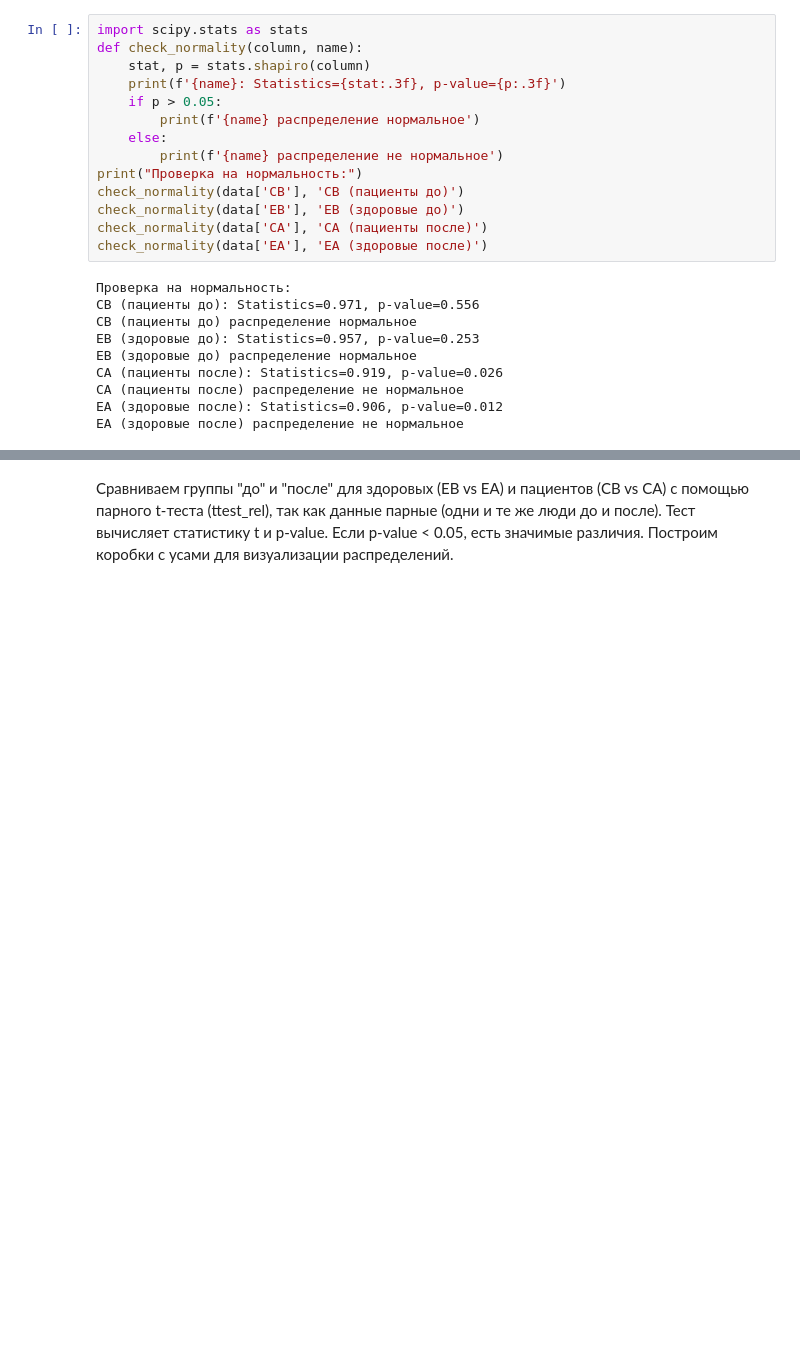
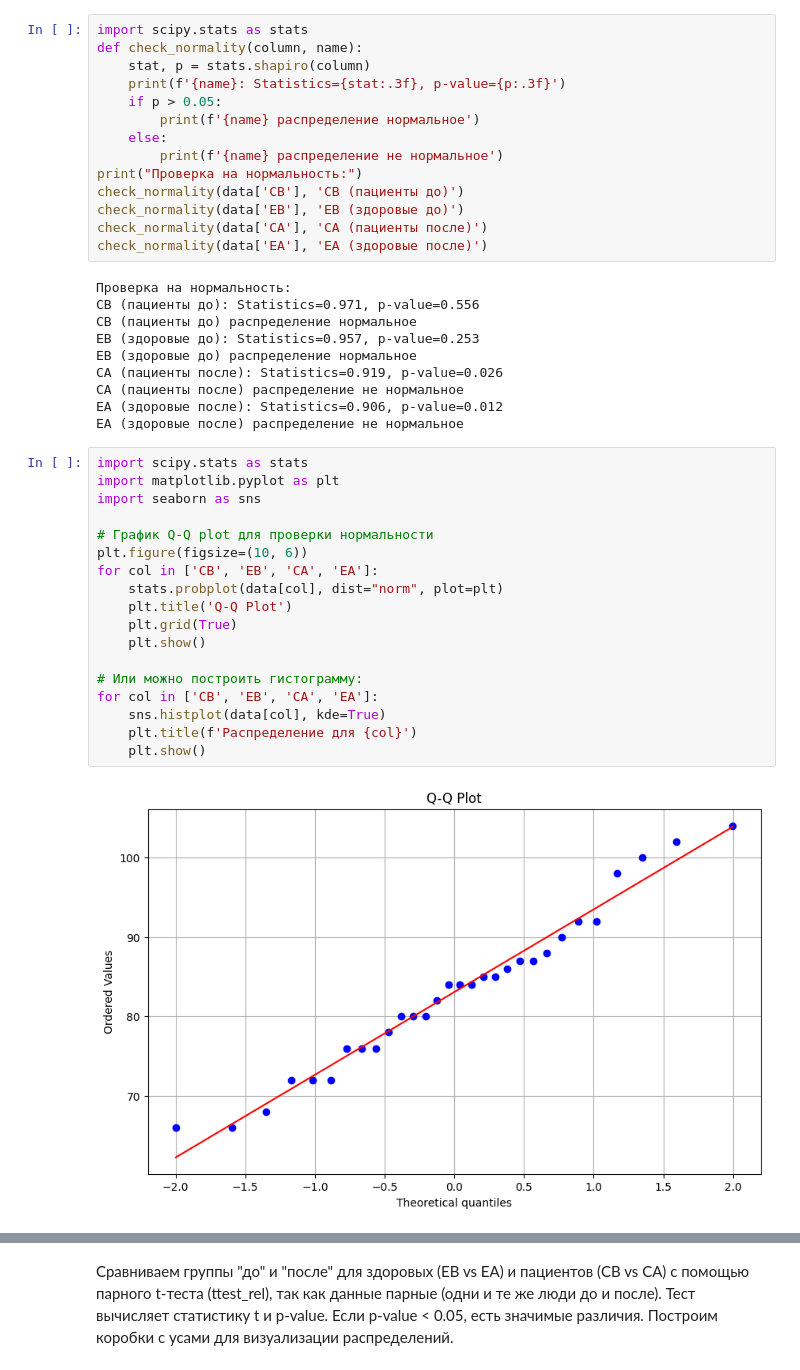
Before and after one commit to FedorovIgor-creator/Statistical-Machine-Learning-Methods, a Jupyter notebook: 5lab/5labStatMet.ipynb, the cells around one changed output, grey strips where cells are left out. Cells and saved outputs as stored; diff of their text form; blank space fills up the shorter version.

```diff
--- a/5lab/5labStatMet.ipynb
+++ b/5lab/5labStatMet.ipynb
@@ -46,3 +46,23 @@ CA (пациенты после): Statistics=0.919, p-value=0.026
 CA (пациенты после) распределение не нормальное
 EA (здоровые после): Statistics=0.906, p-value=0.012
 EA (здоровые после) распределение не нормальное
+# %%
+import scipy.stats as stats
+import matplotlib.pyplot as plt
+import seaborn as sns
+
+# График Q-Q plot для проверки нормальности
+plt.figure(figsize=(10, 6))
+for col in ['CB', 'EB', 'CA', 'EA']:
+    stats.probplot(data[col], dist="norm", plot=plt)
+    plt.title('Q-Q Plot')
+    plt.grid(True)
+    plt.show()
+
+# Или можно построить гистограмму:
+for col in ['CB', 'EB', 'CA', 'EA']:
+    sns.histplot(data[col], kde=True)
+    plt.title(f'Распределение для {col}')
+    plt.show()
+# %% [output]
+[figure, added]
```
Also changed, not shown: parts of 7 cells of this notebook.
